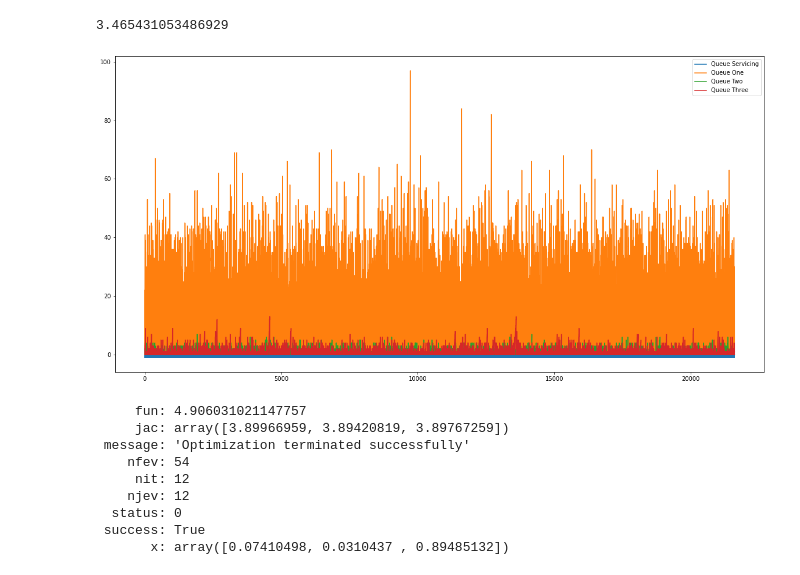
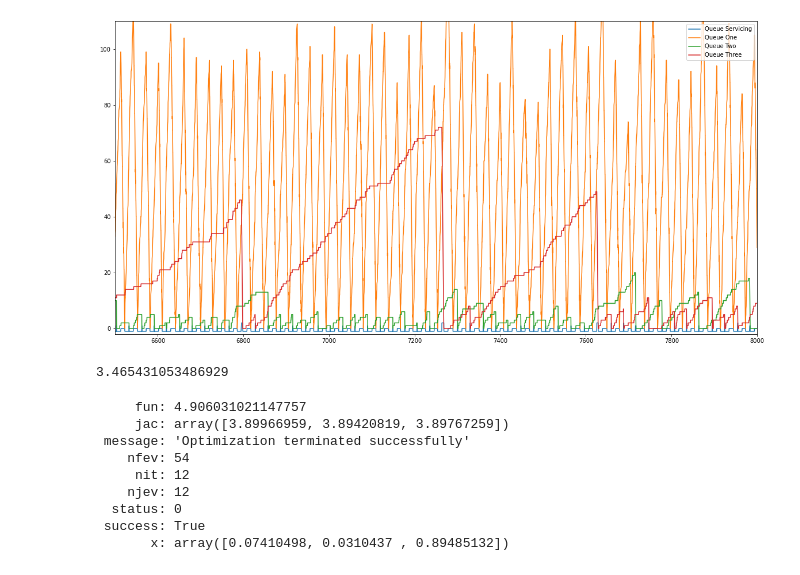
Before and after one commit to zhiyunjiang/CommMotionPlanning, a Jupyter notebook: python/polling_systems/Polling System Demo.ipynb, the cells around one changed output. Drawn from its saved outputs; the diff is of its cells as text; code cells hidden in the pictures.

```diff
--- a/python/polling_systems/Polling System Demo.ipynb
+++ b/python/polling_systems/Polling System Demo.ipynb
@@ -80,3 +165,16 @@ plt.show()
+# %%
+xt = np.array(xt)
+fig = plt.figure(figsize=[20,10])
+plt.plot(xt[:,0], xt[:,1], label = 'Queue Servicing')
+plt.plot(xt[:,0], xt[:,2], label = 'Queue One')
+plt.plot(xt[:,0], xt[:,3], label = 'Queue Two')
+plt.plot(xt[:,0], xt[:,4], label = 'Queue Three')
+plt.legend()
+plt.xlim(6500,8000)
+plt.ylim(-2,110)
+plt.show()
+# %% [output]
+[figure, added]
 # %%
 def tail_avg_wait(queues, tail_start, Ls):
     avg = 0
@@ -101,18 +199,6 @@ def tail_avg_wait(queues, tail_start, Ls):
 tail_avg_wait(queues, 1000, els)
 # %% [output]
 3.465431053486929
-# %%
-xt = np.array(xt)
-fig = plt.figure(figsize=[20,10])
-plt.plot(xt[:,0], xt[:,1], label = 'Queue Servicing')
-plt.plot(xt[:,0], xt[:,2], label = 'Queue One')
-plt.plot(xt[:,0], xt[:,3], label = 'Queue Two')
-plt.plot(xt[:,0], xt[:,4], label = 'Queue Three')
-plt.legend()
-#plt.xlim(19000,20000)
-plt.show()
-# %% [output]
-[figure, removed]
 # %%
 res = ps.calc_optiaml_rp(S)
 print(res)
```
Also changed, not shown: parts of 12 cells of this notebook, 3 other files.
